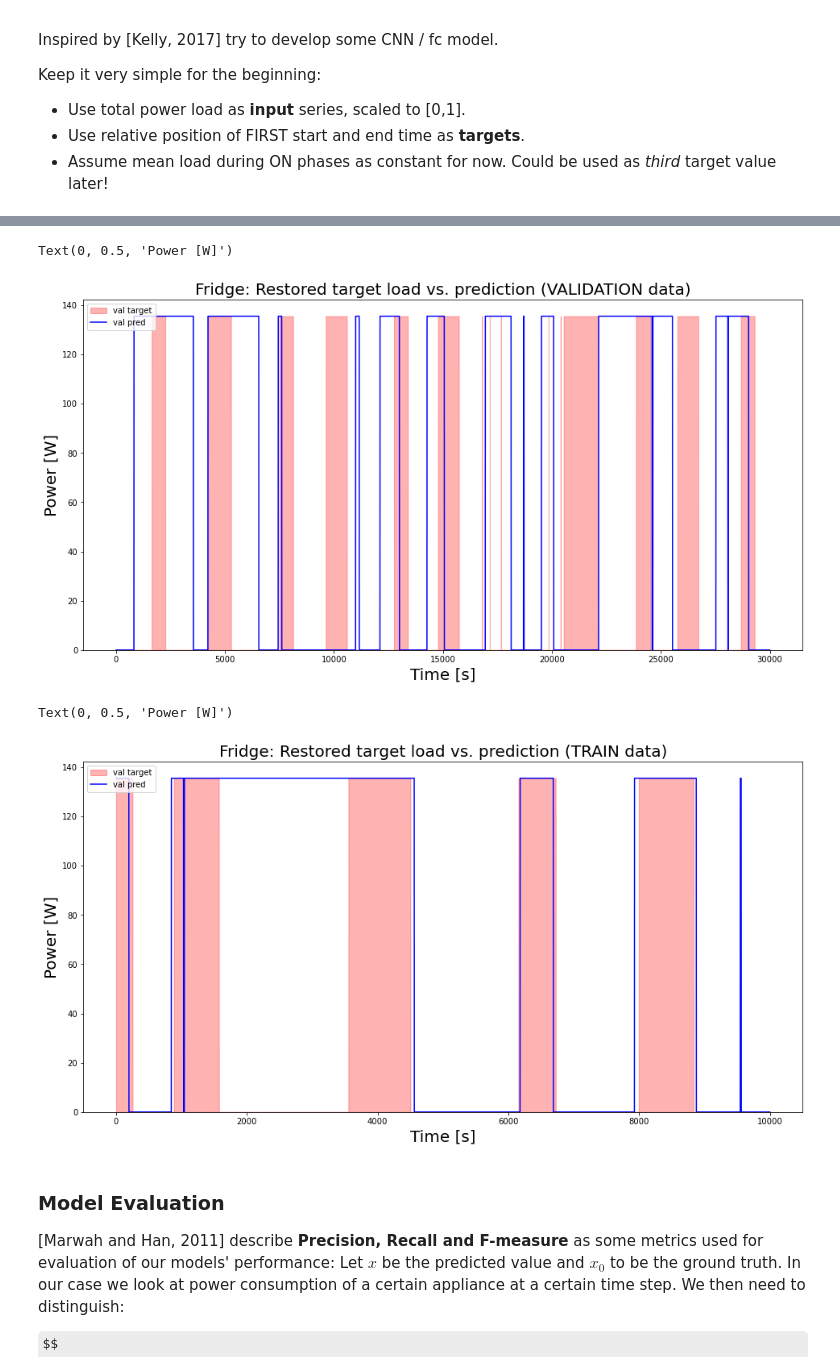
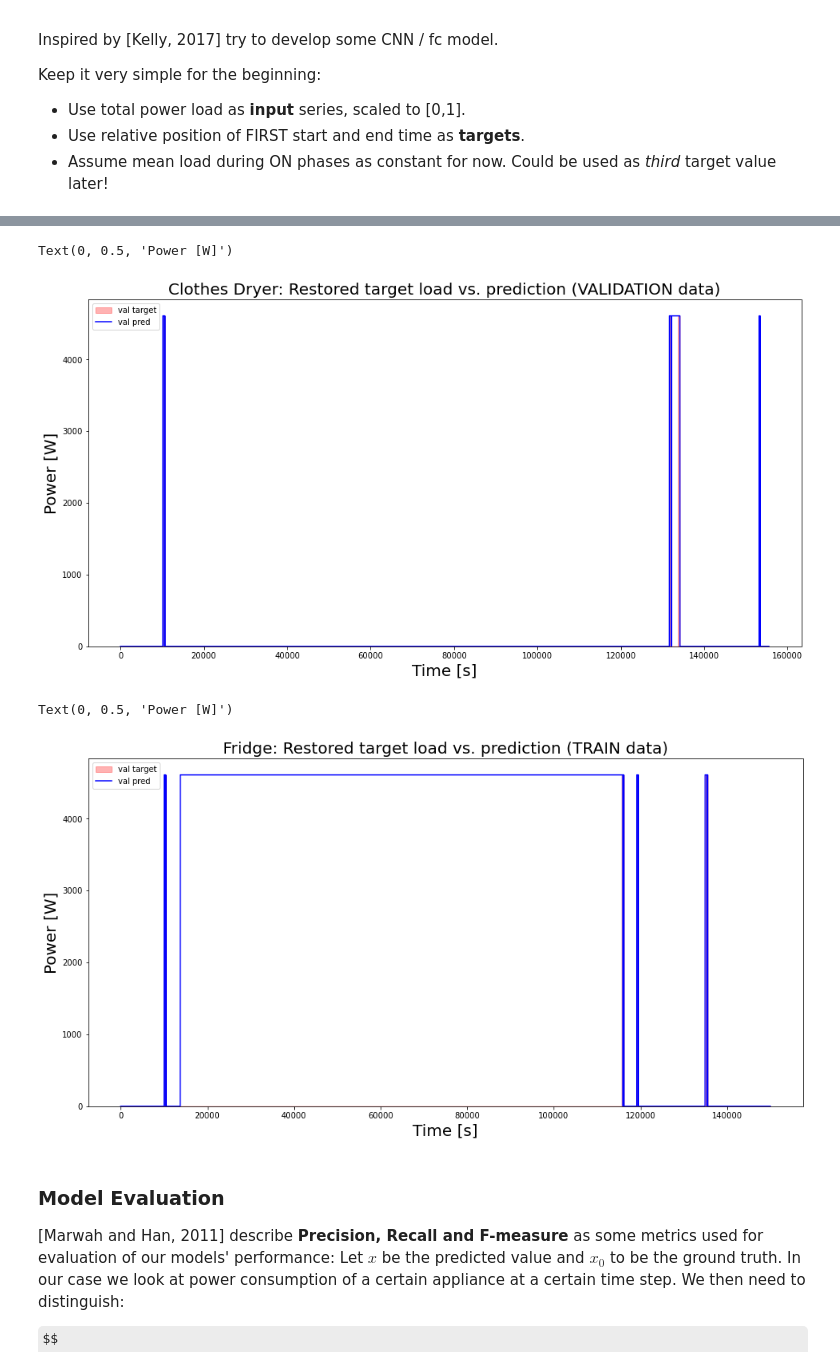
Before and after one commit to MarcoLandtHayen/NILM_NonIntrusiveLoadMonitoring, a Jupyter notebook: notebooks/04d_NILM_RAEdataset_CNN_ClothesDryer.ipynb, the cells around one changed output, grey strips where cells are left out. Saved outputs shown, nothing was run; the diff lists cells and outputs as text; code cells hidden in the pictures; some formulas as TeX source.

Commit message:
Train model for Clothes Dryer on 2nd sample.

```diff
--- a/notebooks/04d_NILM_RAEdataset_CNN_ClothesDryer.ipynb
+++ b/notebooks/04d_NILM_RAEdataset_CNN_ClothesDryer.ipynb
@@ -474,11 +545,15 @@ for i in range(len(target1_end_time_split)):
 # %%
 # Reshape inputs (total power load) to have feature as third dimension:
 inputs1_split_reshape = np.reshape(inputs1_split, (len(inputs1_split), input_length, 1))
+inputs2_split_reshape = np.reshape(inputs2_split, (len(inputs2_split), input_length, 1))
 
 # Concatenate targets: Position of start and end time
 targets1_concat = np.concatenate([target1_start_time_pos, target1_end_time_pos], axis=1)
+targets2_concat = np.concatenate([target2_start_time_pos, target2_end_time_pos], axis=1)
 
 # Check dimensions:
 print("inputs1_split_reshape shape (samples, time steps, in features): ", inputs1_split_reshape.shape)
 print("targets1_concat shape (samples, out features): ", targets1_concat.shape)
+print("\ninputs2_split_reshape shape (samples, time steps, in features): ", inputs2_split_reshape.shape)
+print("targets2_concat shape (samples, out features): ", targets2_concat.shape)
 # %% [output]
@@ -541,13 +628,13 @@ Keep it very simple for the beginning:
 # %%
 ## Set up simple CNN model
 model = Sequential()
-model.add(Conv1D(input_shape=(input_length, 1), filters=16, kernel_size=10, strides=1, activation='relu'))
+model.add(Conv1D(input_shape=(input_length, 1), filters=16, kernel_size=5, strides=1, activation='relu'))
 model.add(MaxPooling1D(pool_size=2))
-model.add(Conv1D(filters=16, kernel_size=10, strides=1, activation='relu'))
+model.add(Conv1D(filters=32, kernel_size=5, strides=1, activation='relu'))
 #model.add(MaxPooling1D(pool_size=2))
 model.add(Flatten())
-model.add(Dense(units=1024, activation = 'relu'))
 model.add(Dense(units=512, activation = 'relu'))
+model.add(Dense(units=256, activation = 'relu'))
 model.add(Dense(units=128, activation = 'relu'))
 model.add(Dense(units=2, activation = 'relu'))
 
@@ -573,7 +660,7 @@ Non-trainable params: 0
 _________________________________________________________________
 # %%
 # Set number of epochs, batch size and learning rate:
-n_epochs = 3
+n_epochs = 10
 batch_size = 100 # 100
 learning_rate=0.0001 # 0.0001
 
@@ -800,8 +907,8 @@ for i in range(len(val_target_plain_ON_OFF)):
     else:
         val_target_plain_load[i] = np.min([1, np.max([0, val_target_plain_load[i-1] + val_target_plain_ON_OFF[i]])])
 
-# And finally multiply load series with target1_mean_load:
-val_target_plain_load = val_target_plain_load * target1_mean_load
+# And finally multiply load series with target2_mean_load:
+val_target_plain_load = val_target_plain_load * target2_mean_load
 
 
 ## Val Pred:
@@ -821,8 +928,8 @@ for i in range(len(val_pred_plain_ON_OFF)):
     else:
         val_pred_plain_load[i] = np.min([1, np.max([0, val_pred_plain_load[i-1] + val_pred_plain_ON_OFF[i]])])
 
-# And finally multiply load series with target1_mean_load:
-val_pred_plain_load = val_pred_plain_load * target1_mean_load
+# And finally multiply load series with target2_mean_load:
+val_pred_plain_load = val_pred_plain_load * target2_mean_load
 
 
 ## Train Target:
@@ -842,8 +949,8 @@ for i in range(len(train_target_plain_ON_OFF)):
     else:
         train_target_plain_load[i] = np.min([1, np.max([0, train_target_plain_load[i-1] + train_target_plain_ON_OFF[i]])])
 
-# And finally multiply load series with target1_mean_load:
-train_target_plain_load = train_target_plain_load * target1_mean_load
+# And finally multiply load series with target2_mean_load:
+train_target_plain_load = train_target_plain_load * target2_mean_load
 
 
 ## Train Pred:
@@ -863,34 +970,34 @@ for i in range(len(train_pred_plain_ON_OFF)):
     else:
         train_pred_plain_load[i] = np.min([1, np.max([0, train_pred_plain_load[i-1] + train_pred_plain_ON_OFF[i]])])
 
-# And finally multiply load series with target1_mean_load:
-train_pred_plain_load = train_pred_plain_load * target1_mean_load
+# And finally multiply load series with target2_mean_load:
+train_pred_plain_load = train_pred_plain_load * target2_mean_load
 # %%
-# Plot restored target load for Fridge vs. restored prediction on VALIDATION data
+# Plot restored target load for Clothes Dryer vs. restored prediction on VALIDATION data
 # from 1st sample for house1:
 fig, ax = plt.subplots(figsize=(16, 8))
-ax.stackplot(range(len(val_target_plain_load[:30000])), val_target_plain_load[:30000], color="red", alpha=0.3, labels=['val target'])
-ax.plot(val_pred_plain_load[:30000], color="blue", label='val pred')
+ax.stackplot(range(len(val_target_plain_load[:])), val_target_plain_load[:], color="red", alpha=0.3, labels=['val target'])
+ax.plot(val_pred_plain_load[:], color="blue", label='val pred')
 plt.legend(loc='upper left')
-plt.title('Fridge: Restored target load vs. prediction (VALIDATION data)', fontsize=20)
+plt.title('Clothes Dryer: Restored target load vs. prediction (VALIDATION data)', fontsize=20)
 plt.xlabel('Time [s]', fontsize=20)
 plt.ylabel('Power [W]', fontsize=20)
 # %% [output]
 Text(0, 0.5, 'Power [W]')
-[figure, old version]
+[figure, new version]
 # %%
 # Plot restored target load for Fridge vs. restored prediction on TRAIN data
 # from 1st sample for house1:
 fig, ax = plt.subplots(figsize=(16, 8))
-ax.stackplot(range(len(train_target_plain_load[38000:48000])), train_target_plain_load[38000:48000], color="red", alpha=0.3, labels=['val target'])
-ax.plot(train_pred_plain_load[38000:48000], color="blue", label='val pred')
+ax.stackplot(range(len(train_target_plain_load[:150000])), train_target_plain_load[:150000], color="red", alpha=0.3, labels=['val target'])
+ax.plot(train_pred_plain_load[:150000], color="blue", label='val pred')
 plt.legend(loc='upper left')
 plt.title('Fridge: Restored target load vs. prediction (TRAIN data)', fontsize=20)
 plt.xlabel('Time [s]', fontsize=20)
 plt.ylabel('Power [W]', fontsize=20)
 # %% [output]
 Text(0, 0.5, 'Power [W]')
-[figure, old version]
+[figure, new version]
 # %% [markdown]
 ### Model Evaluation
 
```
Also changed, not shown: parts of 38 cells of this notebook, 6 other files.
